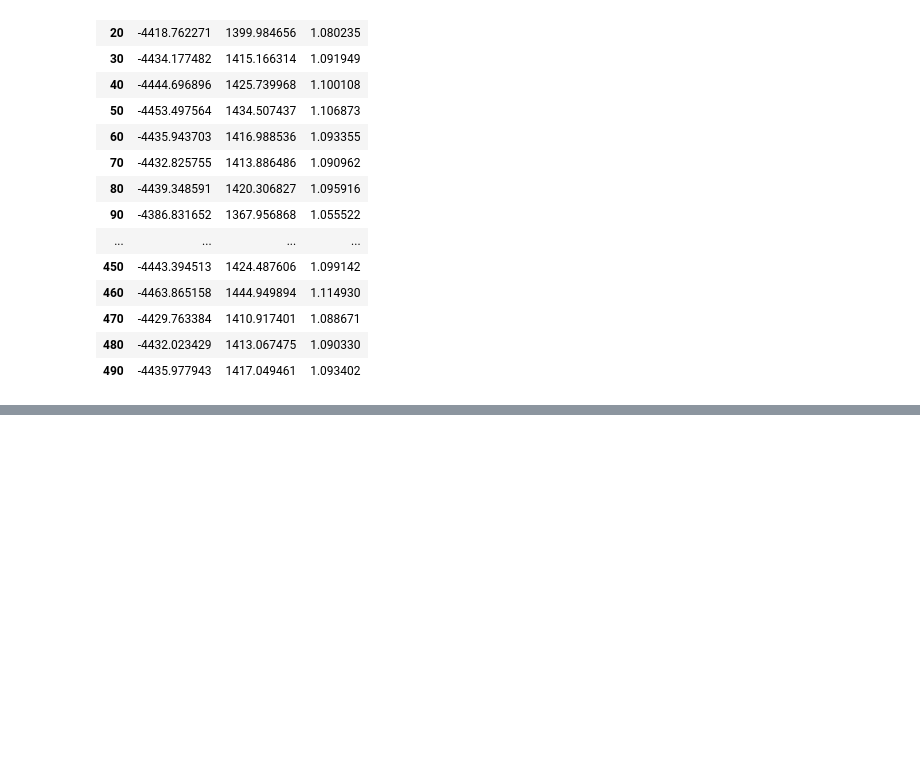
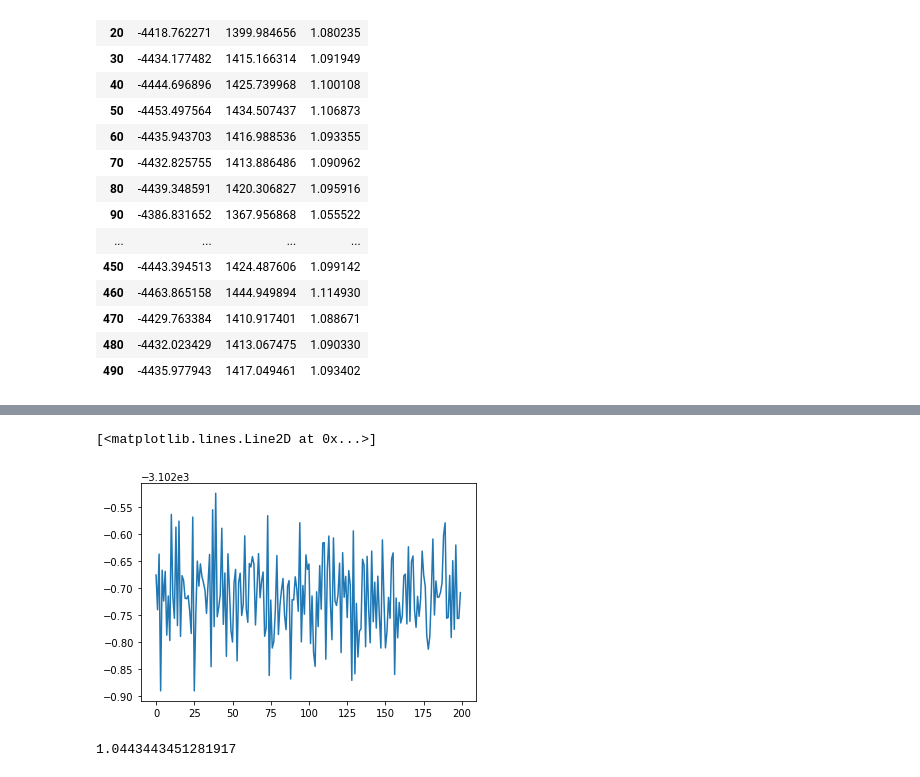
Before and after one commit to joheenc/liquid_argon_md, a Jupyter notebook: Liquid Argon Simulation.ipynb, the cells around one changed output, grey strips where cells are left out. Saved outputs shown, nothing was run; the diff lists cells and outputs as text; code cells hidden in the pictures; blank space fills up the shorter version.

```diff
--- a/Liquid Argon Simulation.ipynb
+++ b/Liquid Argon Simulation.ipynb
@@ -468 +553,12 @@ plt.plot(df['T'])
+# %%
+#energy is (almost) conserved--minute errors b/c of finite tau
+plt.plot(np.array(df['Un']) + np.array(df['Kn']))
+# %% [output]
+[<matplotlib.lines.Line2D at 0x...>]
+[figure, added]
+# %%
+T =  np.mean(df['Kn'])*(2./3.)/N
+T
+# %% [output]
+1.0443443451281917
 # %%
```
Also changed, not shown: parts of 12 cells of this notebook.
